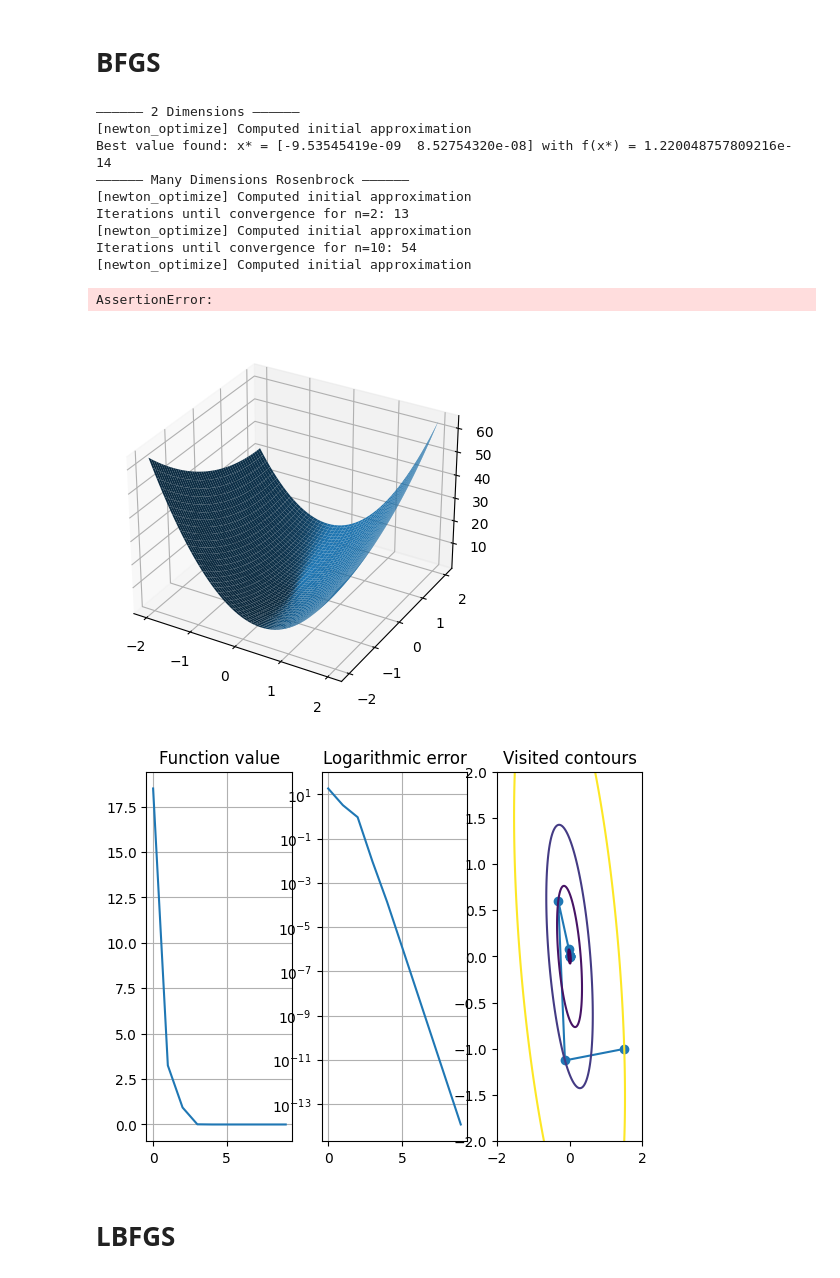
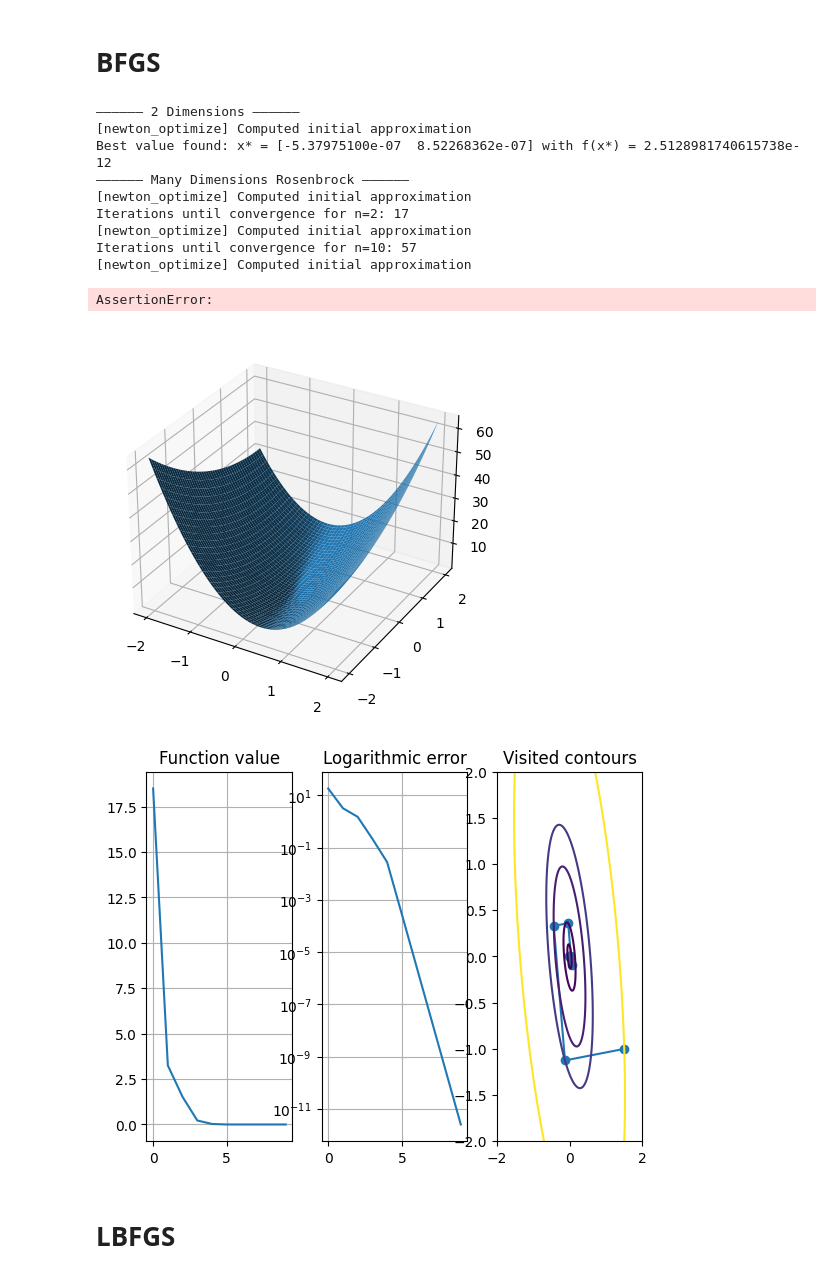
Before and after one commit to spanish-inquisition-optimization/HighOrderOptimization, a Jupyter notebook: part_1.ipynb, the cells around one changed output. Drawn from its saved outputs; the diff is of its cells as text; code cells hidden in the pictures.

```diff
--- a/part_1.ipynb
+++ b/part_1.ipynb
@@ -77,7 +77,8 @@ def evaluate_quasi_newton_method(get_approximator, get_initial_approximator):
         f = rosen
         rg = rosen_der
         bfgs_points = newton_optimize(f, rg, get_approximator(f, rg),
-                                      random_normalized_vector(n),  # Or just zero?
+                                      # random_normalized_vector(n),  # Or just zero?
+                                      np.zeros((n,)),
                                       wolfe_conditions_search(0.1, 0.9),
                                       # fibonacci_search(30),
                                       # fixed_step_search(1),
@@ -89,7 +90,7 @@ def evaluate_quasi_newton_method(get_approximator, get_initial_approximator):
 
     print("—————— Many Dimensions && complicated ——————")
 
-    for n in [2, 10, 50, 100]:
+    for n in [2, 10, 50]:
         form = generate_positive_definite_quadratic_form(n, 10, random_orthonormal_basis)
         multipiled = lambda x: form(x) * np.exp(sum(c**2 for c in x))
         mg = symmetric_gradient_computer(multipiled)
@@ -176,24 +187,24 @@ len(points)
 # %%
 # visualize_optimizing_process(q, roi, np.array(newton_optimize(
 #     q, q.gradient_function(), BFGSNewtonDirectionApproximator(),
 #     np.array([1.5, -1.]), wolfe_conditions_search(0.1, 0.9), point_number_terminate_condition(10),
 #     eye_initial_approximation
 # )), 0);
 
-evaluate_quasi_newton_method(lambda f: BFGSNewtonDirectionApproximator(), lambda f: eye_initial_approximation)
+evaluate_quasi_newton_method(lambda f, g: BFGSNewtonDirectionApproximator(), lambda f, g: none_approximation)
 # %% [output]
 —————— 2 Dimensions ——————
 [newton_optimize] Computed initial approximation
-Best value found: x* = [-9.53545419e-09  8.52754320e-08] with f(x*) = 1.220048757809216e-14
+Best value found: x* = [-5.37975100e-07  8.52268362e-07] with f(x*) = 2.5128981740615738e-12
 —————— Many Dimensions Rosenbrock ——————
 [newton_optimize] Computed initial approximation
-Iterations until convergence for n=2: 13
+Iterations until convergence for n=2: 17
 [newton_optimize] Computed initial approximation
-Iterations until convergence for n=10: 54
+Iterations until convergence for n=10: 57
 [newton_optimize] Computed initial approximation
 AssertionError:
 [figure]
-[figure, old version]
+[figure, new version]
 # %% [markdown]
 # LBFGS
 # %% [markdown]
```
Also changed, not shown: parts of 6 cells of this notebook, 1 other file.
